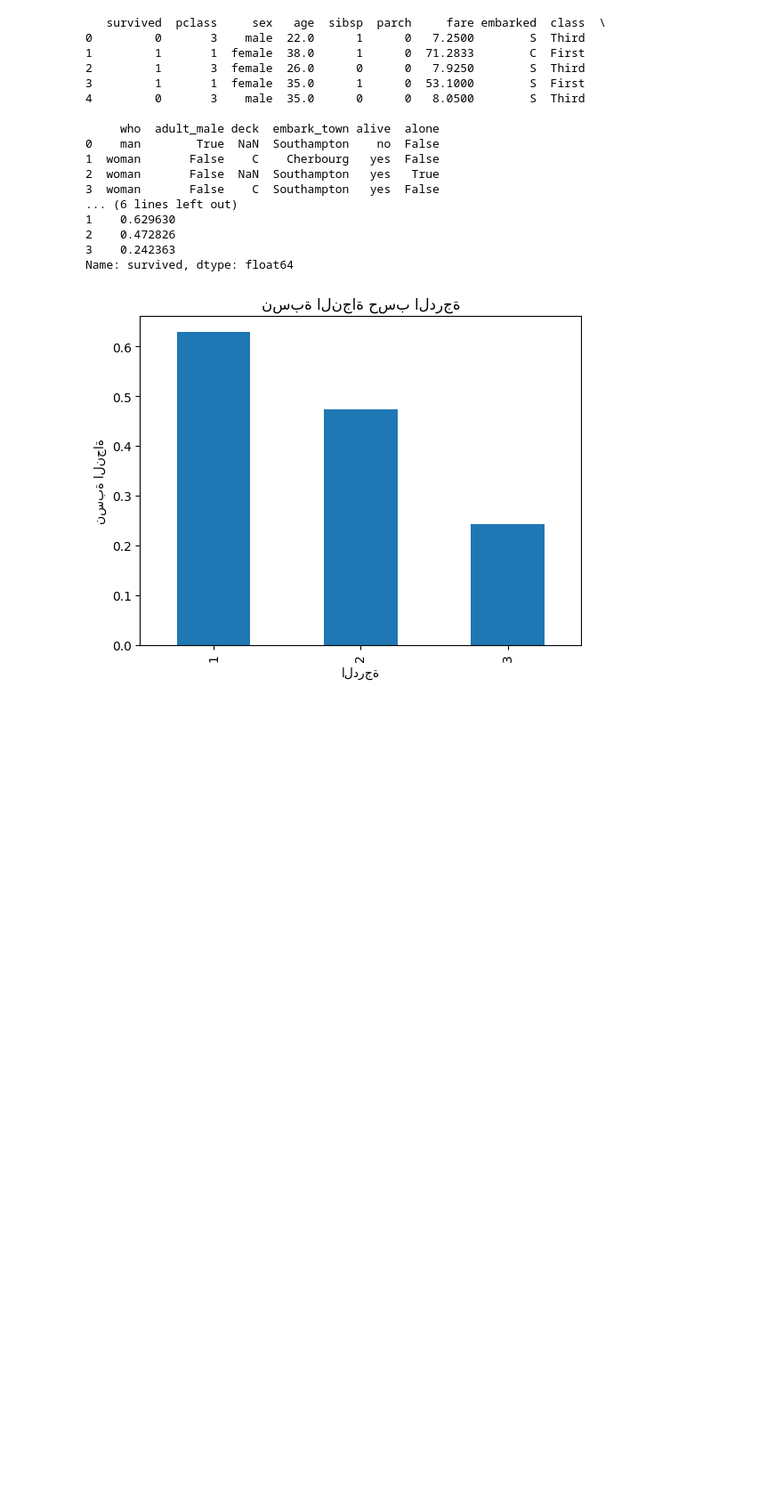
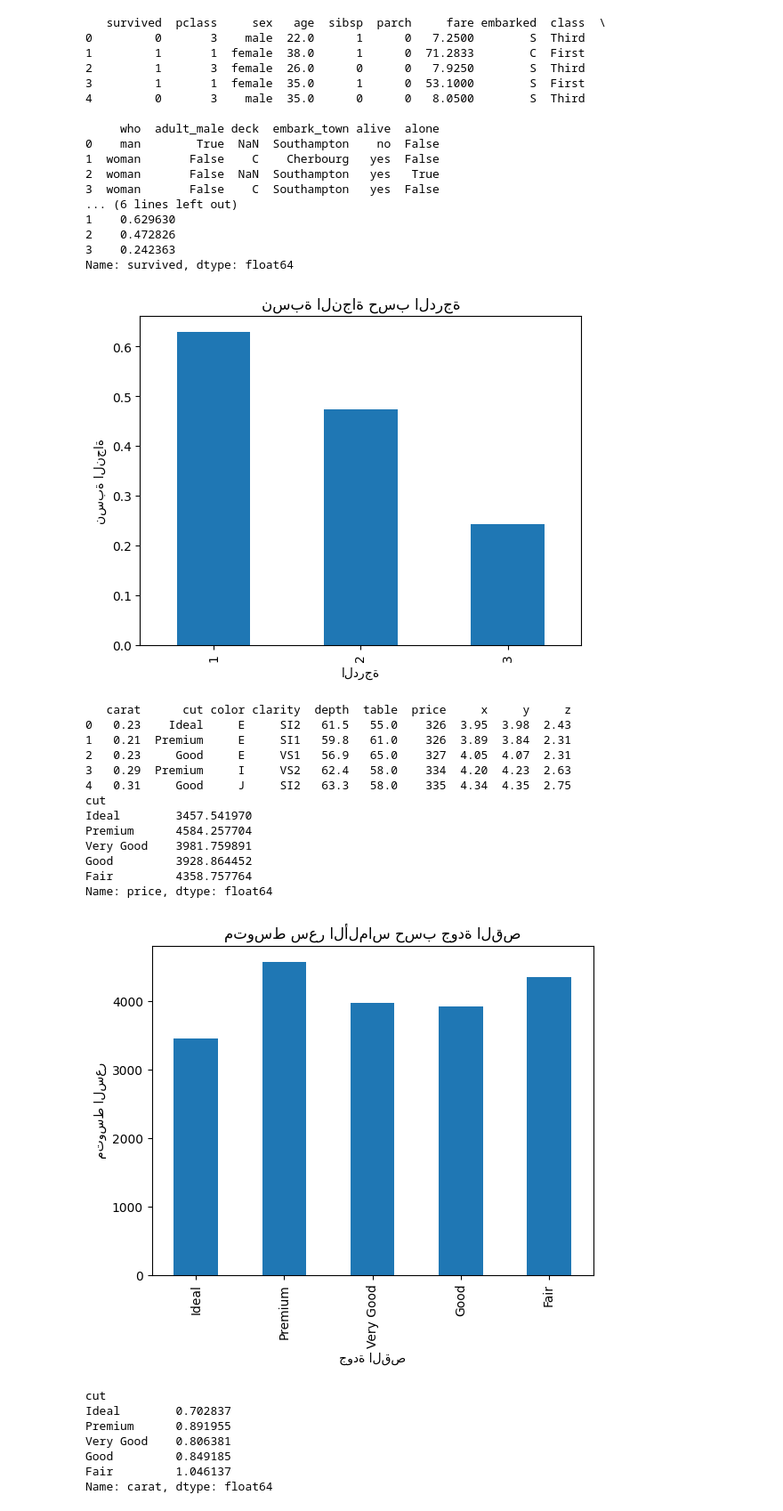
Before and after one commit to zozo170/titanic-survival-analysis, a Jupyter notebook: Untitled2.ipynb, the cells around one changed output. Shown at 89% size. Cells and saved outputs as stored; diff of their text form; code cells hidden in the pictures; blank space fills up the shorter version.

```diff
--- a/Untitled2.ipynb
+++ b/Untitled2.ipynb
@@ -35,3 +35,37 @@ plt.show()
 3    0.242363
 Name: survived, dtype: float64
 [figure]
+# %%
+diamonds = sns.load_dataset("diamonds")
+print(diamonds.head())
+متوسط_السعر_حسب_الجودة = diamonds.groupby("cut")["price"].mean()
+print(متوسط_السعر_حسب_الجودة)
+متوسط_السعر_حسب_الجودة.plot(kind="bar")
+plt.xlabel("جودة القص")
+plt.ylabel("متوسط السعر")
+plt.title("متوسط سعر الألماس حسب جودة القص")
+plt.show()
+متوسط_الوزن_حسب_الجودة = diamonds.groupby("cut")["carat"].mean()
+print(متوسط_الوزن_حسب_الجودة)
+# %% [output]
+   carat      cut color clarity  depth  table  price     x     y     z
+0   0.23    Ideal     E     SI2   61.5   55.0    326  3.95  3.98  2.43
+1   0.21  Premium     E     SI1   59.8   61.0    326  3.89  3.84  2.31
+2   0.23     Good     E     VS1   56.9   65.0    327  4.05  4.07  2.31
+3   0.29  Premium     I     VS2   62.4   58.0    334  4.20  4.23  2.63
+4   0.31     Good     J     SI2   63.3   58.0    335  4.34  4.35  2.75
+cut
+Ideal        3457.541970
+Premium      4584.257704
+Very Good    3981.759891
+Good         3928.864452
+Fair         4358.757764
+Name: price, dtype: float64
+[figure, added]
+cut
+Ideal        0.702837
+Premium      0.891955
+Very Good    0.806381
+Good         0.849185
+Fair         1.046137
+Name: carat, dtype: float64
```
